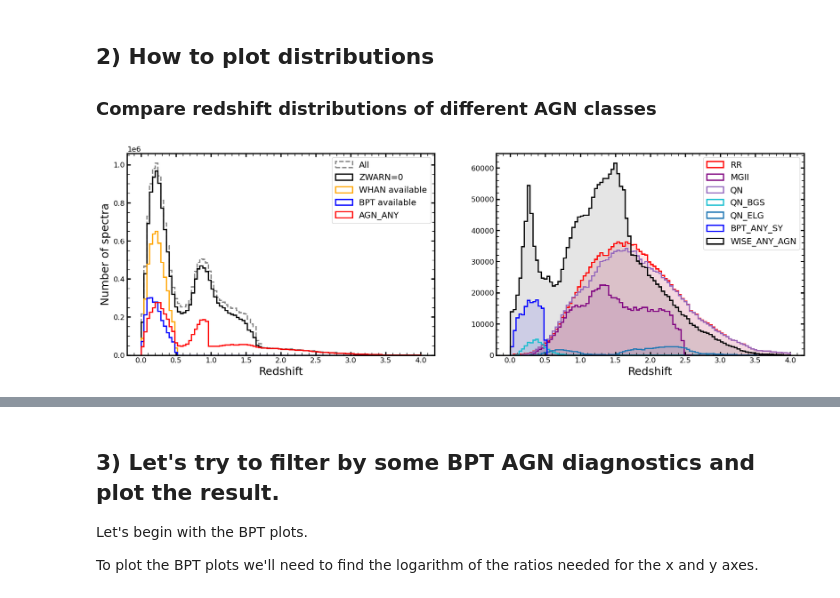
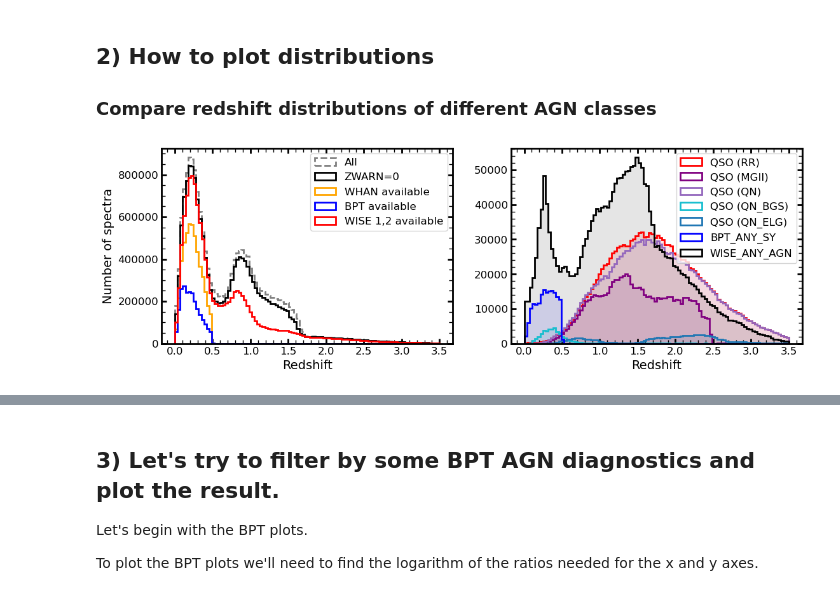
Before and after one commit to cosmodesi/desigaldev, a Jupyter notebook: AgnCats/notebooks/01_how_to_use_AGNQSO_catalog.ipynb, the cells around one changed output, grey strips where cells are left out. Cells and saved outputs as stored; diff of their text form; code cells hidden in the pictures.

```diff
--- a/AgnCats/notebooks/01_how_to_use_AGNQSO_catalog.ipynb
+++ b/AgnCats/notebooks/01_how_to_use_AGNQSO_catalog.ipynb
@@ -48,7 +48,7 @@ settings = {
     'ytick.direction':'in',
     'ytick.minor.visible':True,
     'ytick.right':True,
-    'axes.labelsize':18
+    'axes.labelsize':14
 }
 #    'xlabel.fontsize':18,
 #    'ylabel.fontsize':18
@@ -179,41 +201,48 @@ len(T[is_nii_sf])
 
 ### Compare redshift distributions of different AGN classes
 # %%
-#agntypes = ['RR', 'MGII', 'QN', 'QN_BGS', 'QN_ELG', 'BPT_ANY_SY', 'OPT_OTHER_AGN', 'WISE_ANY_AGN']
-#colors = ['red', 'purple', 'tab:purple', 'tab:cyan', 'tab:blue', 'blue', 'green', 'black']
-
-# TO DO: add QSO in labels;
-
-agntypes = ['QSO (RR)', 'MGII', 'QN', 'QN_BGS', 'QN_ELG', 'BPT_ANY_SY', 'WISE_ANY_AGN']
+# Labels for the legend, names of AGN types in the mask, colors for plotting
+agnlabels = ['QSO (RR)', 'QSO (MGII)', 'QSO (QN)', 'QSO (QN_BGS)', 'QSO (QN_ELG)', 'BPT_ANY_SY', 'WISE_ANY_AGN']
+agntypes = ['RR', 'MGII', 'QN', 'QN_BGS', 'QN_ELG', 'BPT_ANY_SY', 'WISE_ANY_AGN']
 colors = ['red', 'purple', 'tab:purple', 'tab:cyan', 'tab:blue', 'blue', 'black']
 
-agnany = (T['AGN_MASKBITS'] & AGN_MASKBITS['AGN_ANY'] !=0)
+# Initialize figure
+fig, (ax1, ax2) = plt.subplots(1, 2, figsize=(13,4), sharex=True)
 
-fig, (ax1, ax2) = plt.subplots(1, 2, figsize=(20,6), sharex=True)
+# Default range for plotting redshift 0 < z < 3.5
+rz = (0, 3.5)
 
 # Left-hand panel: full catalog + only secure redshifts
-ax1.hist(T['Z'],bins=100,range=(0,4), histtype='step', lw=2, color='gray', ls='--', label='All')
-ax1.hist(T['Z'][T['ZWARN']==0],bins=100,range=(0,4), histtype='step', lw=2, color='k', label='ZWARN=0')
-ax1.hist(T['Z'][(T['ZWARN']==0)&(T['OPT_UV_TYPE'] & OPT_UV_TYPE.WHAN != 0)],bins=100,range=(0,4), histtype='step', lw=2, color='orange', label='WHAN available')
-ax1.hist(T['Z'][(T['ZWARN']==0)&(T['OPT_UV_TYPE'] & OPT_UV_TYPE.NII_BPT != 0)],bins=100,range=(0,4), histtype='step', lw=2, color='b', label='BPT available')
-#ax1.hist(T['Z'][agnany&(T['ZWARN']==0)],bins=100,range=(0,4), histtype='step', lw=2, color='red', label='AGN_ANY')
-# TO DO: replace AGN_ANY with WISE_available
+ax1.hist(T['Z'],bins=100,range=(rz), histtype='step', lw=2, color='gray', ls='--', label='All')
+ax1.hist(T['Z'][T['ZWARN']==0],bins=100,range=(rz), histtype='step', lw=2, color='k', label='ZWARN=0')
+
+# WHAN available
+ax1.hist(T['Z'][(T['ZWARN']==0)&(T['OPT_UV_TYPE'] & OPT_UV_TYPE.WHAN != 0)],bins=100,range=(rz),
+         histtype='step', lw=2, color='orange', label='WHAN available')
+
+# BPT available
+ax1.hist(T['Z'][(T['ZWARN']==0)&(T['OPT_UV_TYPE'] & OPT_UV_TYPE.NII_BPT != 0)],bins=100,range=(rz),
+         histtype='step', lw=2, color='b', label='BPT available')
+
+# WISE (W1, W2) available [some diagrams need W1, W2, W3]
+ax1.hist(T['Z'][(T['ZWARN']==0)&(T['IR_TYPE'] & IR_TYPE.WISE_W12 != 0)],bins=100,range=(rz),
+         histtype='step', lw=2, color='r', label='WISE 1,2 available')
 
 # Right-hand panel: selected classes of AGN/QSO
 for i, agn in enumerate(agntypes):
     sel = (T['AGN_MASKBITS'] & AGN_MASKBITS[agn] != 0)
     col = colors[i]
-    ax2.hist(T['Z'][sel],bins=100,range=(0,4), alpha=0.1, color=col)
-    ax2.hist(T['Z'][sel],bins=100,range=(0,4), label=agn, histtype='step', lw=2, color=col)
+    ax2.hist(T['Z'][sel],bins=100,range=(rz), alpha=0.1, color=col)
+    ax2.hist(T['Z'][sel],bins=100,range=(rz), label=agnlabels[i], histtype='step', lw=2, color=col)
 
 # Axis labels
 ax1.set_xlabel('Redshift')
 ax1.set_ylabel('Number of spectra')
 ax2.set_xlabel('Redshift')
 
 # Legends
-ax1.legend(fontsize=14)
-ax2.legend(fontsize=14)
+ax1.legend(fontsize=12)
+ax2.legend(fontsize=12)
 plt.show()
 # %% [output]
-[figure, old version]
+[figure, new version]
```
Also changed, not shown: parts of 8 cells of this notebook, 1 other file.
